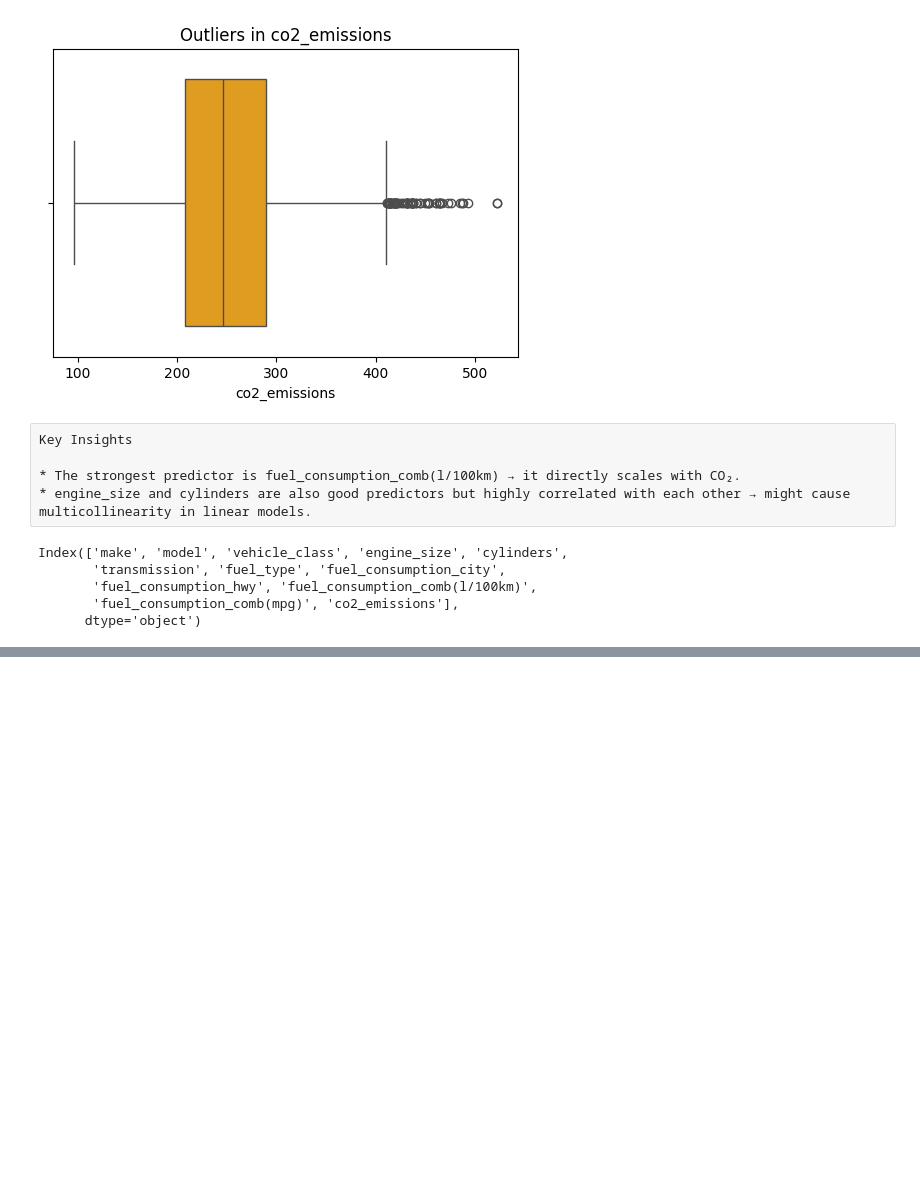
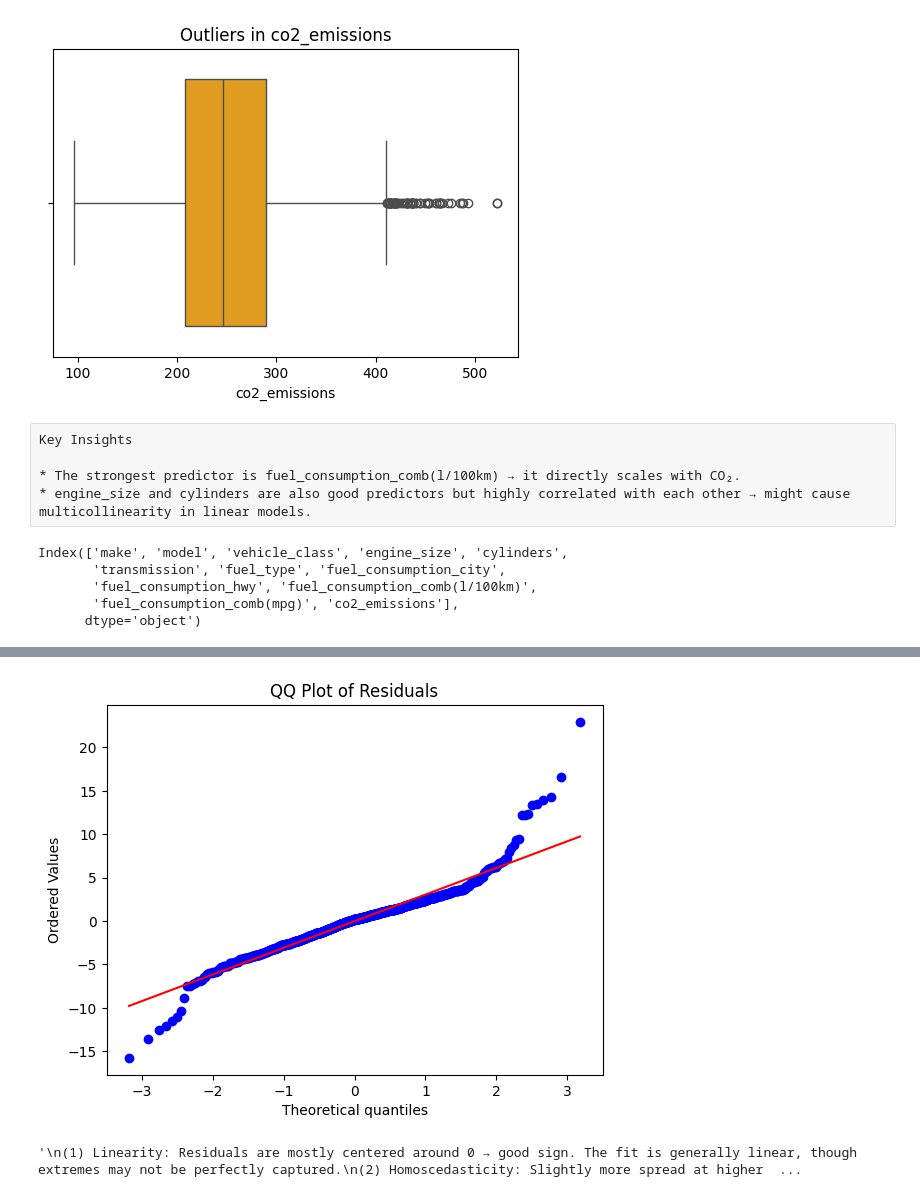
Before and after one commit to Anjali-Joshi-git/co2_emission, a Jupyter notebook: CO2_Emissions_ML_project].ipynb, the cells around one changed output, grey strips where cells are left out. Cells and saved outputs as stored; diff of their text form; code cells hidden in the pictures; blank space fills up the shorter version.

```diff
--- a/CO2_Emissions_ML_Project.ipynb
+++ b/CO2_Emissions_ML_project].ipynb
@@ -545,0 +730,23 @@ Categories (16, object): ['COMPACT', 'FULL-SIZE', 'MID-SIZE', 'MINICOMPACT', ...
+# %%
+import matplotlib.pyplot as plt
+import scipy.stats as stats
+
+# Residuals
+residuals = y_test - y_test_pred
+
+# QQ plot
+stats.probplot(residuals, dist="norm", plot=plt)
+plt.title("QQ Plot of Residuals")
+plt.show()
+# %% [output]
+[figure, added]
+# %%
+# Residuals & QQ plot
+'''
+(1) Linearity: Residuals are mostly centered around 0 → good sign. The fit is generally linear, though extremes may not be perfectly captured.
+(2) Homoscedasticity: Slightly more spread at higher emission values → indicates possible mild heteroscedasticity.
+(3) Normality: QQ plot shows that the middle fits well, but tails deviate → residuals have slight skew due to outliers. Since IsolationForest
+    only flagged but didn’t remove them, extreme cars (very low/high emission) make the model less perfect.
+'''
+# %% [output]
+'\n(1) Linearity: Residuals are mostly centered around 0 → good sign. The fit is generally linear, though extremes may not be perfectly captured.\n(2) Homoscedasticity: Slightly more spread at higher  ...
```
Also changed, not shown: parts of 41 cells of this notebook, 4 other files.
